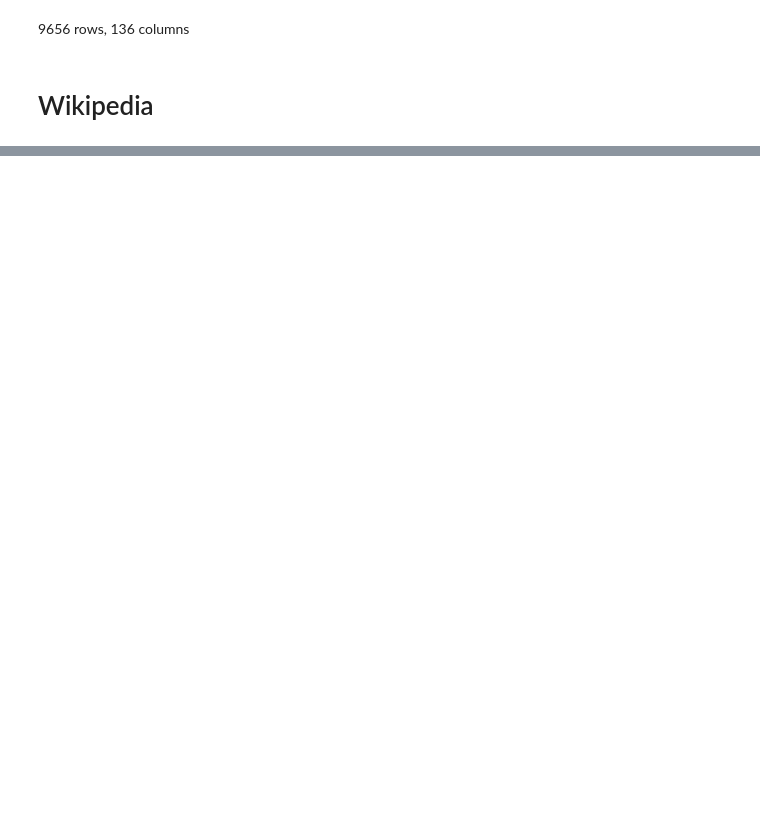
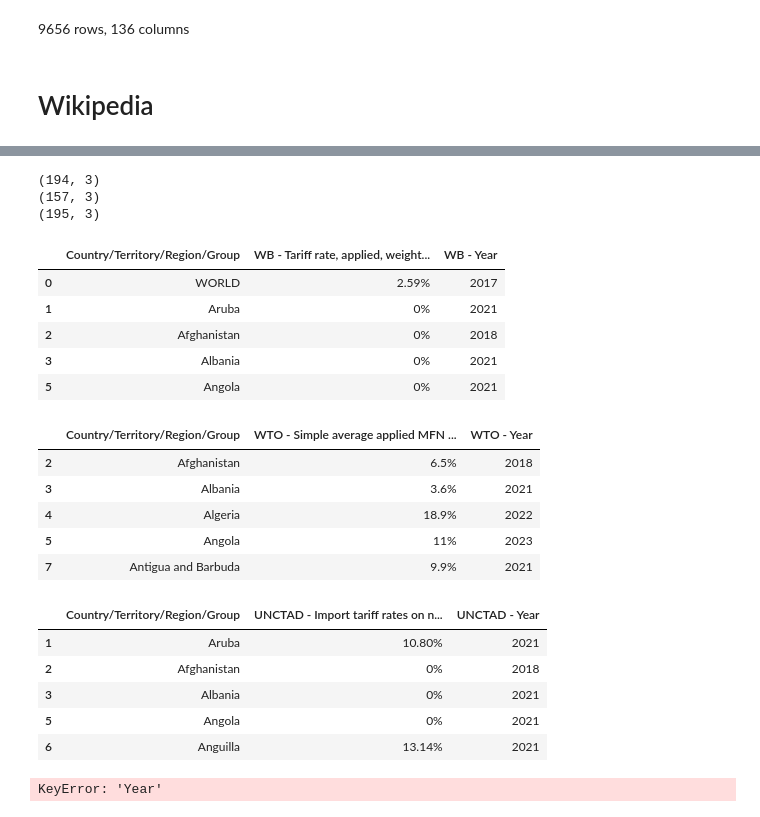
Before and after one commit to linneasandersen/dalas-project, a Jupyter notebook: DataCollection.ipynb, the cells around one changed output, grey strips where cells are left out. Saved outputs shown, nothing was run; the diff lists cells and outputs as text; code cells hidden in the pictures; blank space fills up the shorter version.

```diff
--- a/DataCollection.ipynb
+++ b/DataCollection.ipynb
@@ -230,0 +318,56 @@ print(df.head())
+# %%
+# Separate dataframes into 3
+df_WB = df.iloc[:, :3].copy()
+
+# col 1, 4, 5
+df_WTO = df.iloc[:, [0, 3, 4]].copy()
+
+# col 1, 6, 7
+df_UNCTAD = df.iloc[:, [0, 5, 6]].copy()
+
+# Replace empty strings with NaN to be recognized by dropna
+df_WB.replace('', pd.NA, inplace=True)
+df_WTO.replace('', pd.NA, inplace=True)
+df_UNCTAD.replace('', pd.NA, inplace=True)
+
+# remove rows where 2nd or 3rd col is empty
+df_WB = df_WB.dropna(subset=[df_WB.columns[1], df_WB.columns[2]])
+df_WTO = df_WTO.dropna(subset=[df_WTO.columns[1], df_WTO.columns[2]])
+df_UNCTAD = df_UNCTAD.dropna(subset=[df_UNCTAD.columns[1], df_UNCTAD.columns[2]])
+
+# shapes
+print(df_WB.shape)
+print(df_WTO.shape)
+print(df_UNCTAD.shape)
+
+# Display the new DataFrames
+display(df_WB.head())
+display(df_WTO.head())
+display(df_UNCTAD.head())
+# %% [output]
+(194, 3)
+(157, 3)
+(195, 3)
+|  | Country/Territory/Region/Group | WB - Tariff rate, applied, weight... | WB - Year |
+| 0 | WORLD | 2.59% | 2017 |
+| 1 | Aruba | 0% | 2021 |
+| 2 | Afghanistan | 0% | 2018 |
+| 3 | Albania | 0% | 2021 |
+| 5 | Angola | 0% | 2021 |
+|  | Country/Territory/Region/Group | WTO - Simple average applied MFN ... | WTO - Year |
+| 2 | Afghanistan | 6.5% | 2018 |
+| 3 | Albania | 3.6% | 2021 |
+| 4 | Algeria | 18.9% | 2022 |
+| 5 | Angola | 11% | 2023 |
+| 7 | Antigua and Barbuda | 9.9% | 2021 |
+|  | Country/Territory/Region/Group | UNCTAD - Import tariff rates on n... | UNCTAD - Year |
+| 1 | Aruba | 10.80% | 2021 |
+| 2 | Afghanistan | 0% | 2018 |
+| 3 | Albania | 0% | 2021 |
+| 5 | Angola | 0% | 2021 |
+| 6 | Anguilla | 13.14% | 2021 |
+# %%
+# what years are covered
+print(df['Year'].unique())
+# %% [output]
+KeyError: 'Year'
```
Also changed, not shown: parts of 8 cells of this notebook.
